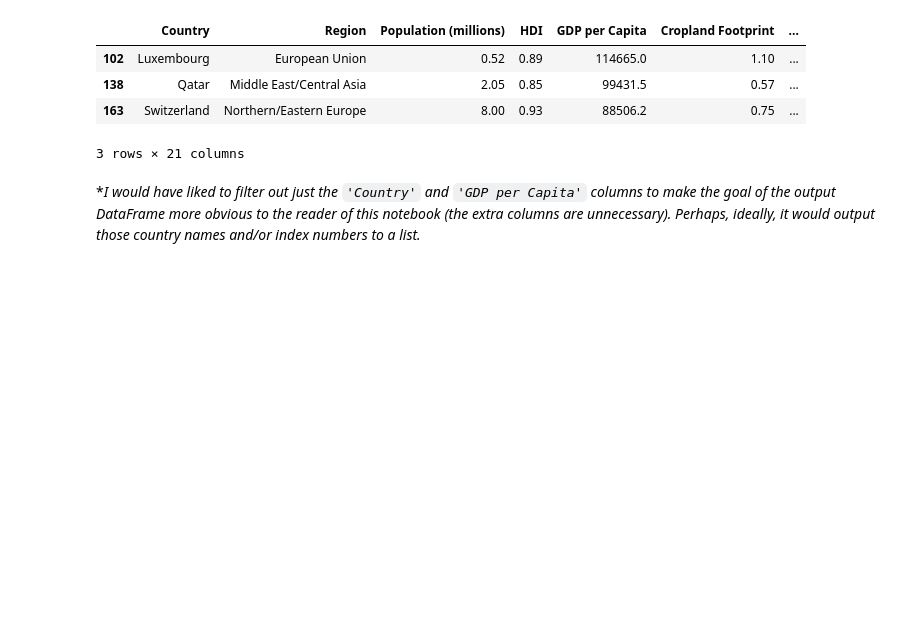
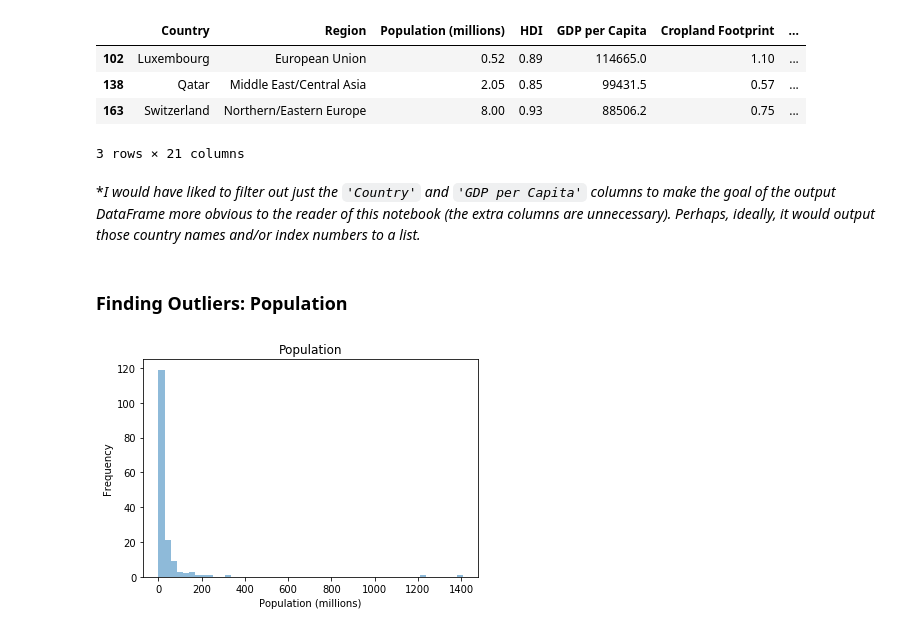
Before and after one commit to schmitzmelissa/DSCT-Capstone01, a Jupyter notebook: DataCleaning.ipynb, the cells around one changed output. Saved outputs shown, nothing was run; the diff lists cells and outputs as text; code cells hidden in the pictures; blank space fills up the shorter version.

Commit message:
Histograms of Population data.

```diff
--- a/DataCleaning.ipynb
+++ b/DataCleaning.ipynb
@@ -254,3 +256,14 @@ df[df['GDP per Capita'] > 70000]
 3 rows × 21 columns
 # %% [markdown]
 *_I would have liked to filter out just the <code>'Country'</code> and <code>'GDP per Capita'</code> columns to make the goal of the output DataFrame more obvious to the reader of this notebook (the extra columns are unnecessary). Perhaps, ideally, it would output those country names and/or index numbers to a list._
+# %% [markdown]
+### Finding Outliers: Population
+# %%
+plt.hist(df['Population (millions)'], bins=50, alpha=0.5)
+plt.title('Population')
+plt.xlabel('Population (millions)')
+plt.ylabel('Frequency')
+
+plt.show()
+# %% [output]
+[figure, added]
```
Also changed, not shown: parts of 6 cells of this notebook.
